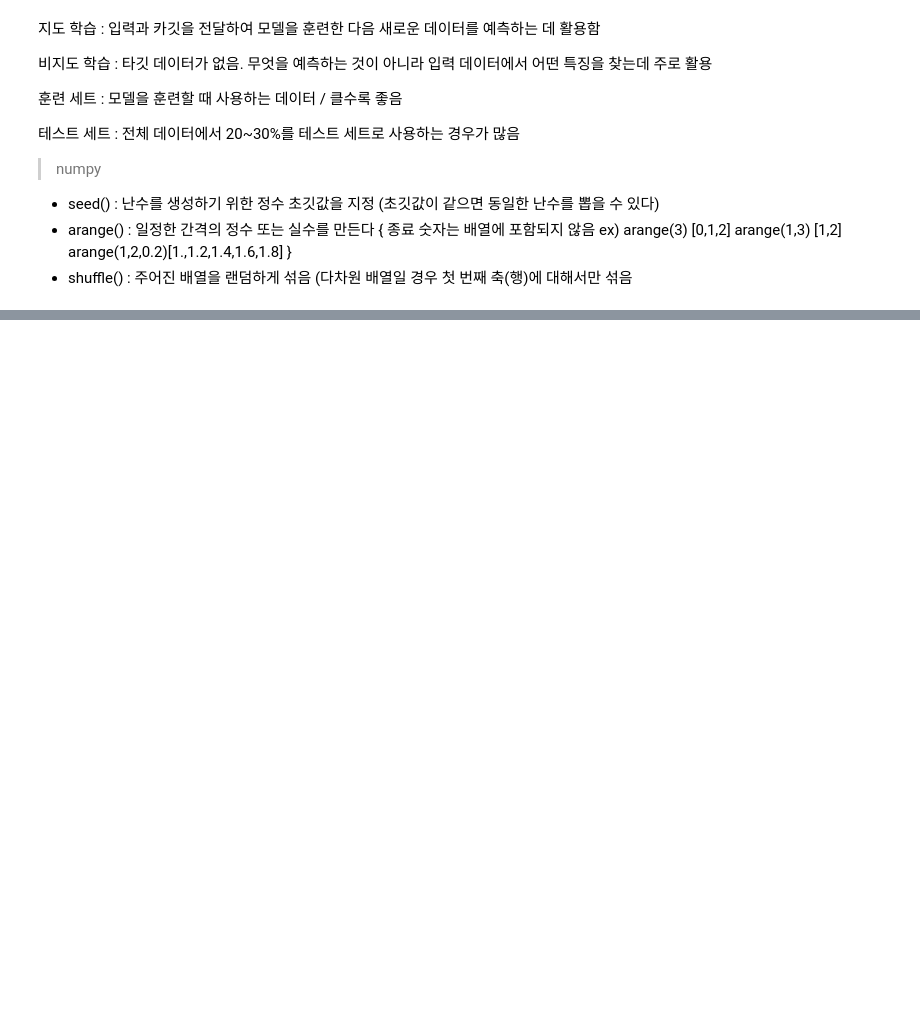
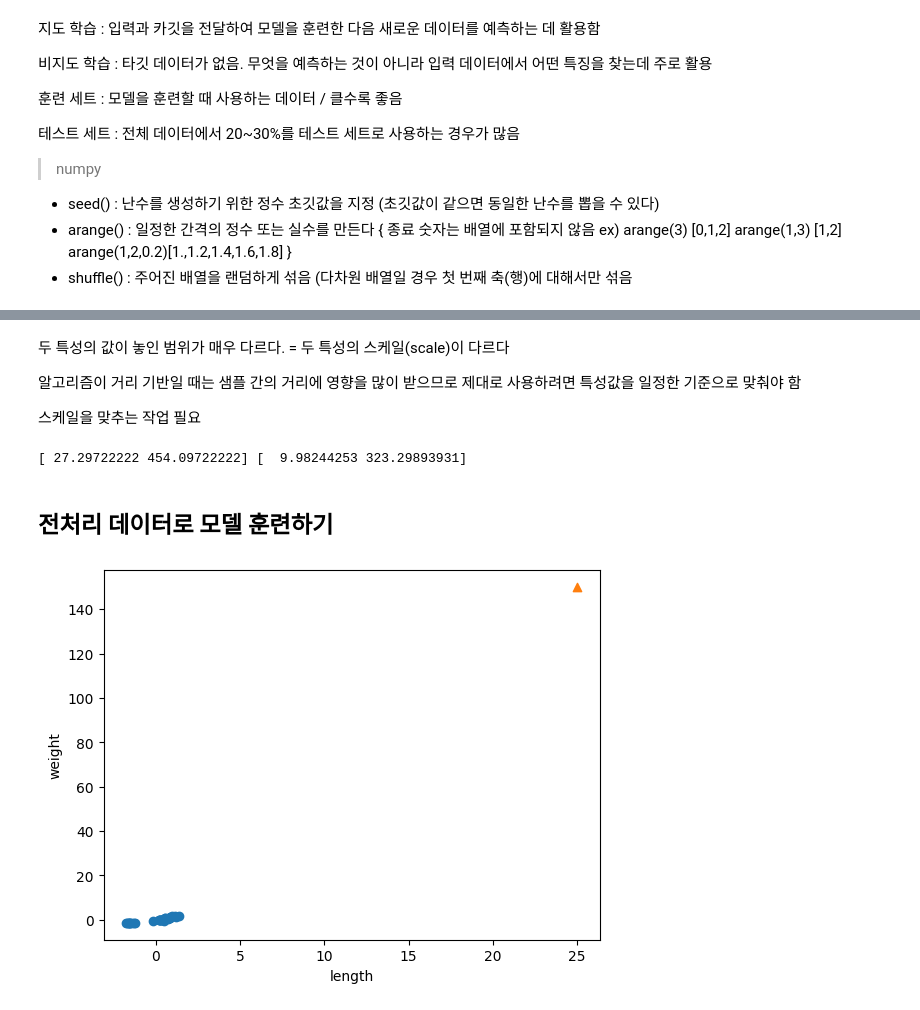
Before and after one commit to minju00/ml, a Jupyter notebook: ml_alone_Chapter_2.ipynb, the cells around one changed output, grey strips where cells are left out. Drawn from its saved outputs; the diff is of its cells as text; code cells hidden in the pictures; blank space fills up the shorter version.

```diff
--- a/ml_alone_Chapter_2.ipynb
+++ b/ml_alone_Chapter_2.ipynb
@@ -199,0 +351,31 @@ array([0, 0, 1, 0, 1, 1, 1, 0, 1, 1, 0, 1, 1, 0])
+# %% [markdown]
+두 특성의 값이 놓인 범위가 매우 다르다. = 두 특성의 스케일(scale)이 다르다
+
+알고리즘이 거리 기반일 때는 샘플 간의 거리에 영향을 많이 받으므로 제대로 사용하려면 특성값을 일정한 기준으로 맞춰야 함
+
+스케일을 맞추는 작업 필요
+# %%
+mean = np.mean(train_input, axis=0)
+std = np.std(train_input, axis=0)
+# 특성마다 값의 스케일이 다르므로 평균과 표준편차는 각 특성별로 계산해야 한다 -> axis = 0으로 지정 (행을 따라 각 열의 통계 값을 계산함)
+# axis = 1로 하면 각 행을 따로따로 평균을 구함 (샘플마다 구해짐)
+# 분산 : 데이터에서 평균을 뺀 값으 모두 제곱한 다음 평균을 냄
+# 표준편차 : 분산의 제곱근 (데이터가 분산된 정도)
+# 표준점수 : 각 데이터가 원점에서 몇 표준편차만큼 떨어져 있는지를 나타내는 값 (z점수, standard score) // 평균을 빼고 표준편차로 나누면 됨
+# %%
+print(mean, std)
+# %% [output]
+[ 27.29722222 454.09722222] [  9.98244253 323.29893931]
+# %%
+train_scaled = (train_input - mean) / std
+# 브로드캐스팅(broadcasting) 은 넘파이 배열 사이에서 일어남
+# %% [markdown]
+## 전처리 데이터로 모델 훈련하기
+# %%
+plt.scatter(train_scaled[:,0], train_scaled[:,1])
+plt.scatter(25, 150, marker='^')
+plt.xlabel('length')
+plt.ylabel('weight')
+plt.show()
+# %% [output]
+[figure, added]
```
Also changed, not shown: parts of 47 cells of this notebook.
